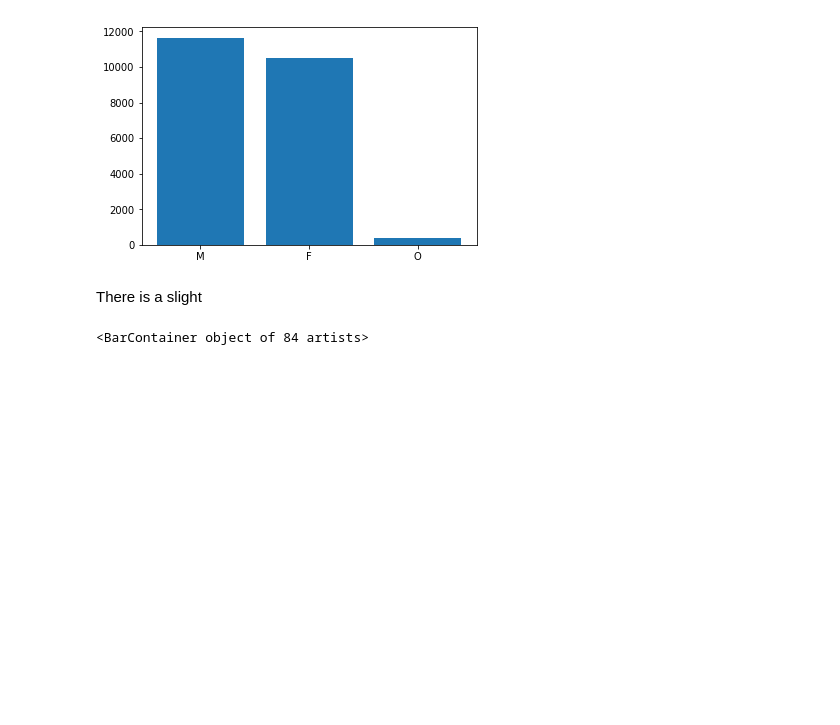
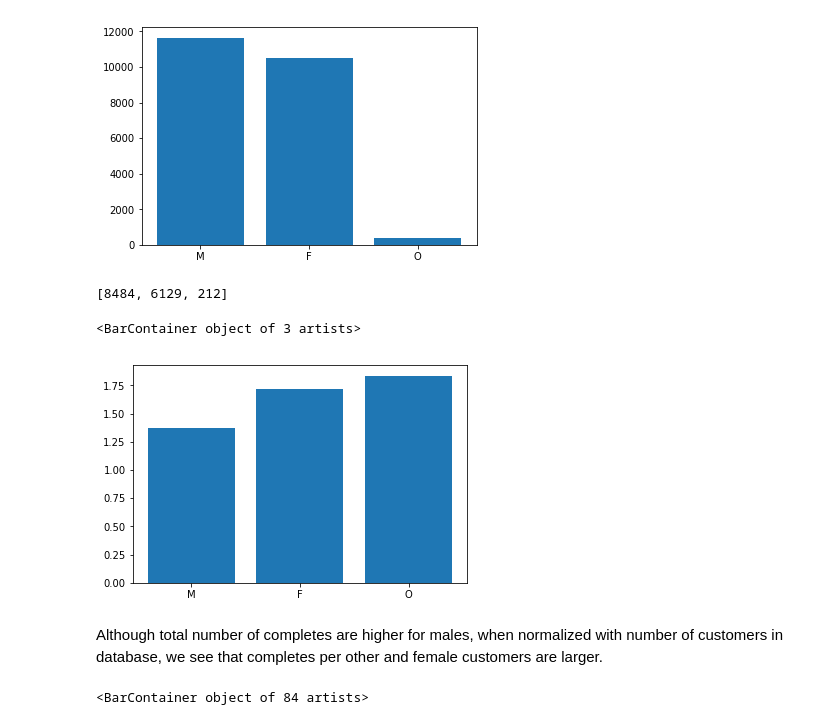
Before and after one commit to onurkapucu/Starbucks_Capstone, a Jupyter notebook: Starbucks_Capstone_notebook.ipynb, the cells around one changed output. Cells and saved outputs as stored; diff of their text form; code cells hidden in the pictures; blank space fills up the shorter version.

```diff
--- a/Starbucks_Capstone_notebook.ipynb
+++ b/Starbucks_Capstone_notebook.ipynb
@@ -585,8 +585,19 @@ plt.bar(intentional_completes_df['user_gender'].value_counts().keys(),
 # %% [output]
 <BarContainer object of 3 artists>
 [figure]
-# %% [markdown]
-There is a slight
+# %%
+gender_counts = [profile_clean[profile_clean['user_gender']=='M'].shape[0],profile_clean[profile_clean['user_gender']=='F'].shape[0],profile_clean[profile_clean['user_gender']=='O'].shape[0]]
+gender_counts
+# %% [output]
+[8484, 6129, 212]
+# %%
+plt.bar(intentional_completes_df['user_gender'].value_counts().keys(),
+        intentional_completes_df['user_gender'].value_counts().values/gender_counts)
+# %% [output]
+<BarContainer object of 3 artists>
+[figure, added]
+# %% [markdown]
+Although total number of completes are higher for males, when normalized with number of customers in database, we see that completes per other and female customers are larger.
 # %%
 intent_demog_total = intentional_completes_df.groupby(by=['user_gender','user_age'])['user_id'].size().unstack().transpose()
 plt.bar(intent_demog_total['M'].keys(),intent_demog_total['M'].values)
```
Also changed, not shown: parts of 1 cell of this notebook.
